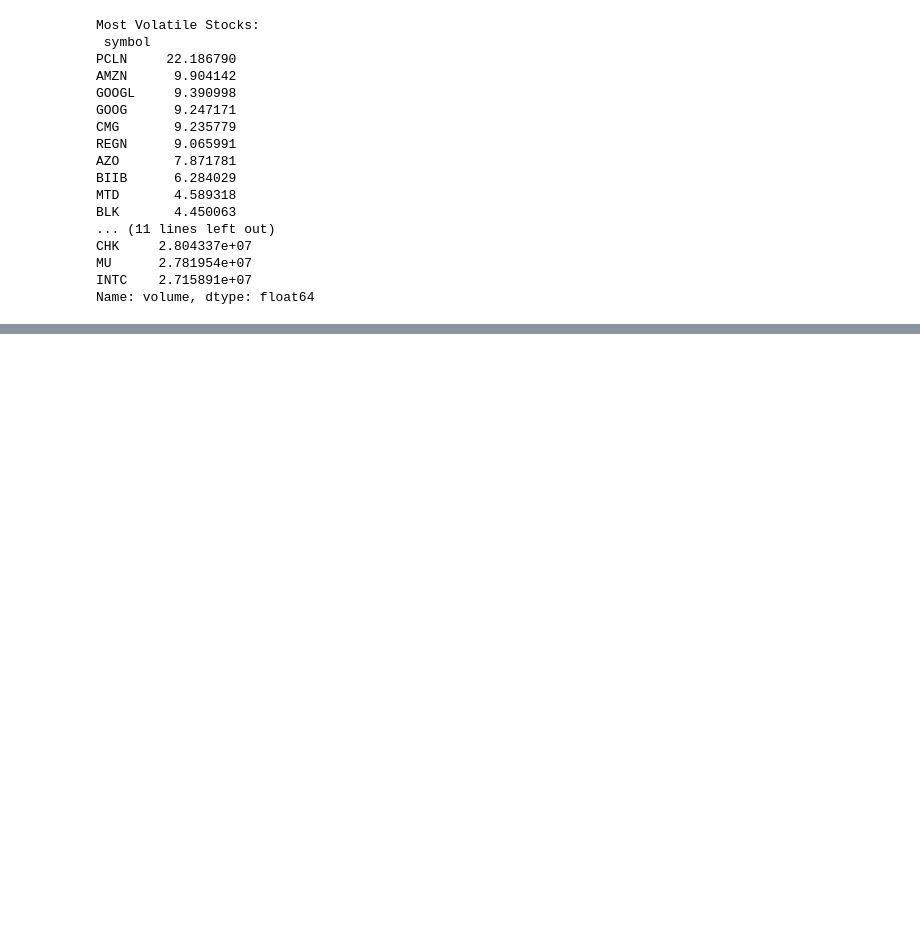
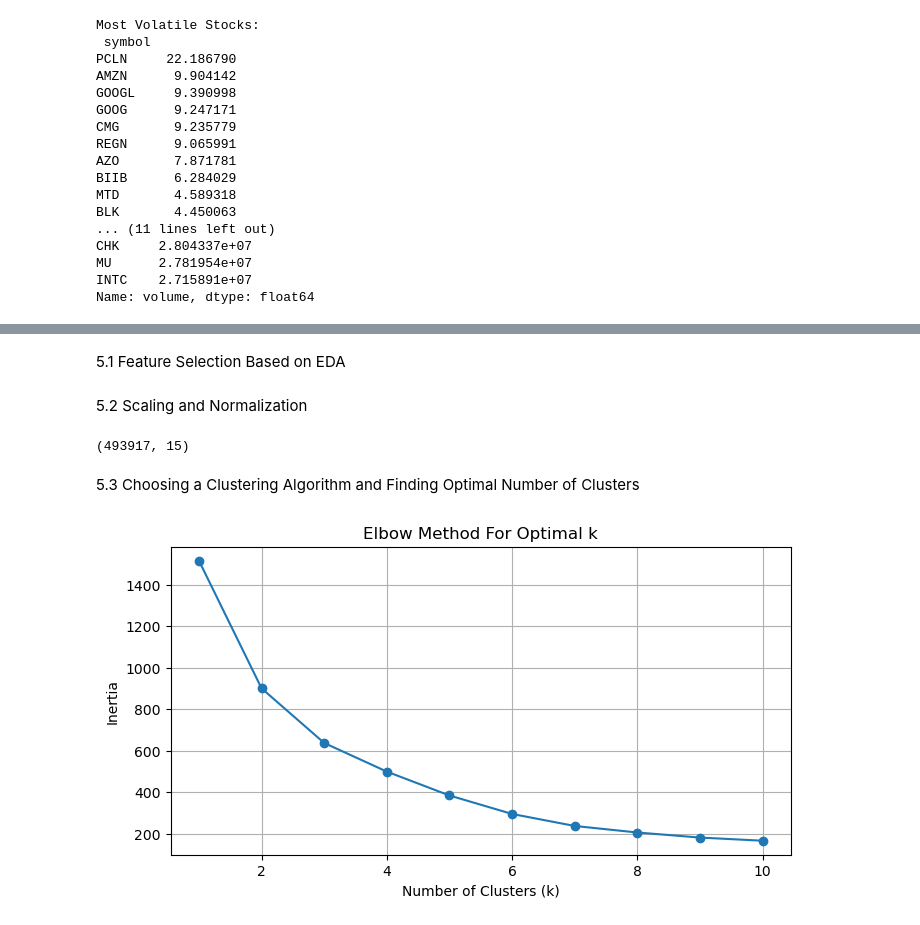
Before and after one commit to S-Owiti/Market-Movement-Analysis-Clustering-Forecasting-Stock-Price-Behavior, a Jupyter notebook: Codveda.ipynb, the cells around one changed output, grey strips where cells are left out. Drawn from its saved outputs; the diff is of its cells as text; code cells hidden in the pictures; blank space fills up the shorter version.

```diff
--- a/Codveda.ipynb
+++ b/Codveda.ipynb
@@ -692,0 +736,6 @@ data.to_csv('D:/Users/Owinyez/Documents/Projos/Codveda/MyData/Stock Prices Clean
+# %%
+# Load the dataset
+data = pd.read_csv('D:/Users/Owinyez/Documents/Projos/Codveda/MyData/Stock Prices Cleaned_Alt.CSV')
+
+# Display the first few rows of the dataset
+data.head()
@@ -692,0 +751,39 @@ data.to_csv('D:/Users/Owinyez/Documents/Projos/Codveda/MyData/Stock Prices Clean
+# %% [markdown]
+5.1 Feature Selection Based on EDA
+# %%
+#Choosing features that best reflect behavioral differences between stocks.
+#aggregating per symbol to cluster stocks, not raw records.
+features = ['Daily_Return', 'Volatility', 'MA7']
+data_cluster = data.groupby('symbol')[features].mean().dropna()
+# %% [markdown]
+5.2 Scaling and Normalization
+# %%
+#Standardizing values so distance-based models (like K-Means) don’t get biased by large-scale features.
+scaler = StandardScaler()
+scaled_features = scaler.fit_transform(data_cluster)
+
+data.shape
+# %% [output]
+(493917, 15)
+# %% [markdown]
+5.3 Choosing a Clustering Algorithm and Finding Optimal Number of Clusters
+# %%
+#Running the Elbow method
+inertia = []
+K = range(1, 11)  # Test from 1 to 10 clusters
+
+for k in K:
+    kmeans = KMeans(n_clusters=k, random_state=42)
+    kmeans.fit(scaled_features)  # scaled_features from StandardScaler
+    inertia.append(kmeans.inertia_)
+
+# Plotting it
+plt.figure(figsize=(8, 4))
+plt.plot(K, inertia, marker='o')
+plt.xlabel('Number of Clusters (k)')
+plt.ylabel('Inertia')
+plt.title('Elbow Method For Optimal k')
+plt.grid(True)
+plt.show()
+# %% [output]
+[figure, added]
```
Also changed, not shown: parts of 63 cells of this notebook.
